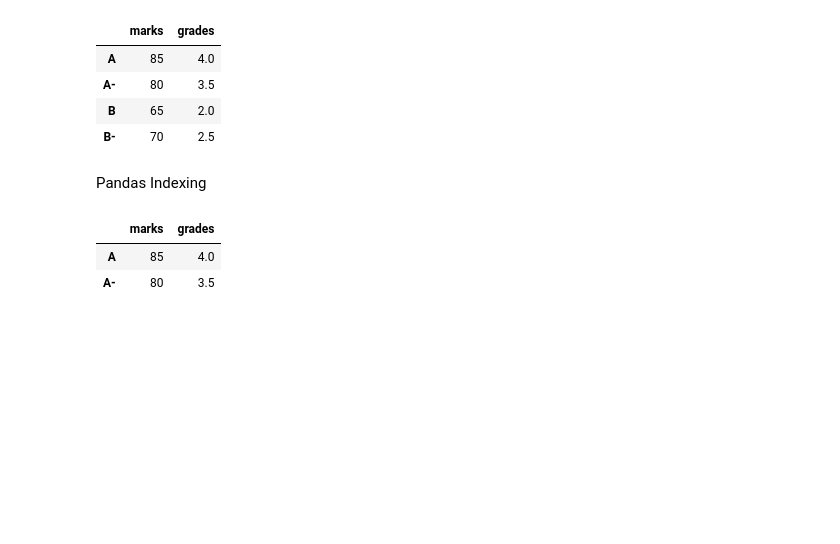
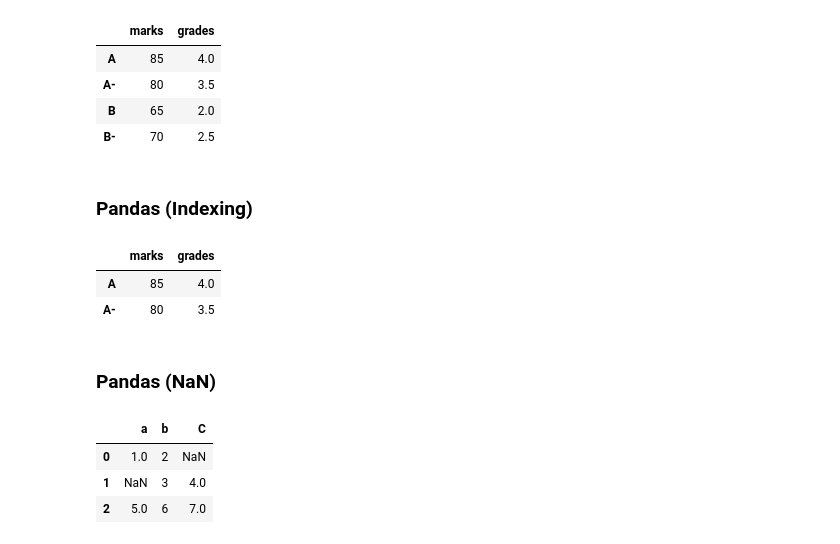
Before and after one commit to manuelm1209/python-data-science, a Jupyter notebook: pandas.ipynb, the cells around one changed output. Saved outputs shown, nothing was run; the diff lists cells and outputs as text; code cells hidden in the pictures; blank space fills up the shorter version.

Commit message:
Starting Pandas csv tutorial

```diff
--- a/pandas.ipynb
+++ b/pandas.ipynb
@@ -162,7 +162,7 @@ D
 | B | 65 | 2.0 |
 | B- | 70 | 2.5 |
 # %% [markdown]
-Pandas Indexing
+### Pandas (Indexing)
 # %%
 G = D[D['marks'] > 70]
 G
@@ -170,3 +170,13 @@ G
 |  | marks | grades |
 | A | 85 | 4.0 |
 | A- | 80 | 3.5 |
+# %% [markdown]
+### Pandas (NaN)
+# %%
+A = pd.DataFrame([{'a': 1, 'b': 2},{'b':3, 'C':4}, {'a': 5, 'b': 6, 'C': 7}])
+A
+# %% [output]
+|  | a | b | C |
+| 0 | 1.0 | 2 | NaN |
+| 1 | NaN | 3 | 4.0 |
+| 2 | 5.0 | 6 | 7.0 |
```
Also changed, not shown: parts of 15 cells of this notebook.
